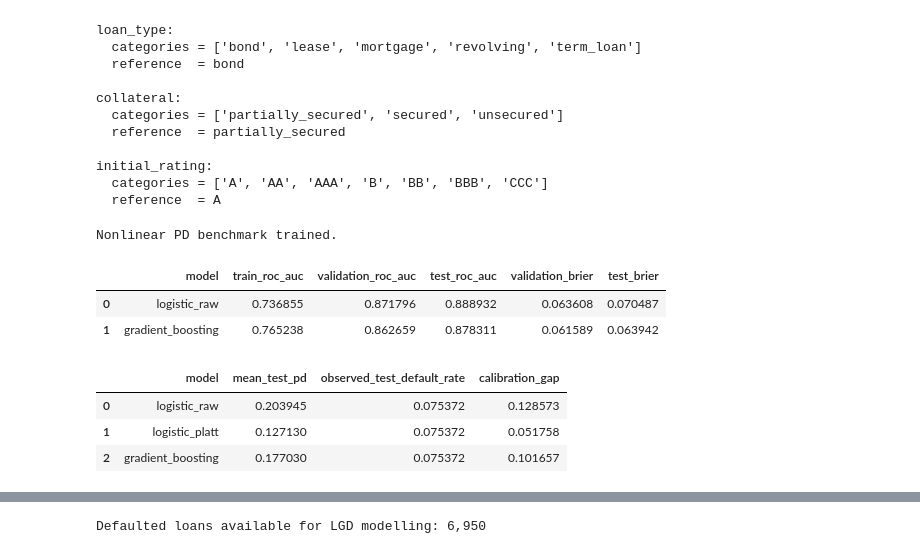
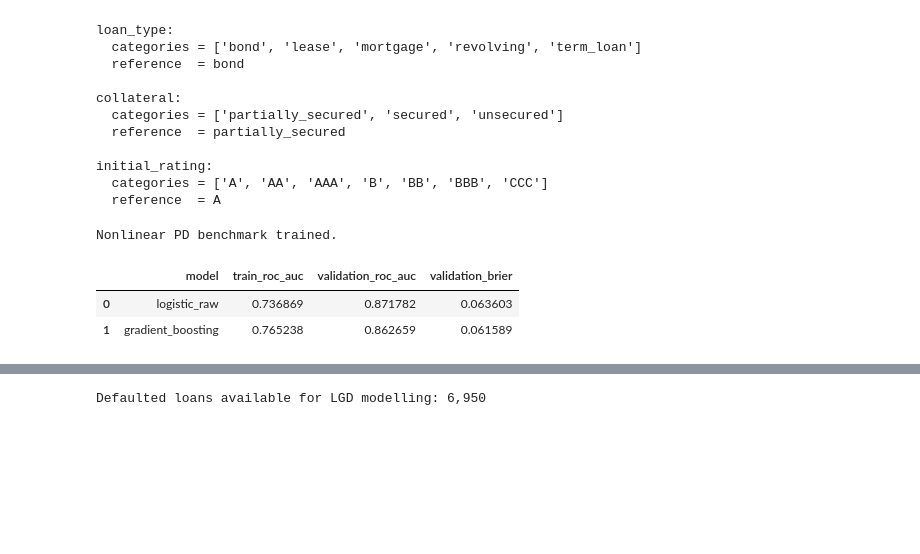
Before and after one commit to Ashwannii-20/BankSense-2.0, a Jupyter notebook: notebooks/03_leakage_analysis.ipynb, the cells around one changed output, grey strips where cells are left out. Drawn from its saved outputs; the diff is of its cells as text; code cells hidden in the pictures; blank space fills up the shorter version.

```diff
--- a/notebooks/03_leakage_analysis.ipynb
+++ b/notebooks/03_leakage_analysis.ipynb
@@ -1120,7 +1120,7 @@ print("Preprocessing pipeline created.")
 # %% [output]
 Preprocessing pipeline created.
 # %%
-preprocessor.fit(X)
+preprocessor.fit(X_train)
 # %% [output]
 ColumnTransformer(transformers=[('numeric',
                                  Pipeline(steps=[('imputer',
@@ -2107,77 +1881,30 @@ gb_test_pd = gb_model.predict_proba(
 )[:, 1]
 # %%
 # ---------------------------------------------------------------------------
-# Compare discrimination and calibration
+# Candidate-model comparison on development data only
 # ---------------------------------------------------------------------------
 
 model_comparison = pd.DataFrame(
     {
-        "model": [
-            "logistic_raw",
-            "gradient_boosting",
-        ],
+        "model": ["logistic_raw", "gradient_boosting"],
         "train_roc_auc": [
             roc_auc_score(y_train, train_pd),
             roc_auc_score(y_train, gb_train_pd),
         ],
         "validation_roc_auc": [
             roc_auc_score(y_validation, validation_pd),
             roc_auc_score(y_validation, gb_validation_pd),
         ],
-        "test_roc_auc": [
-            roc_auc_score(y_test, test_pd),
-            roc_auc_score(y_test, gb_test_pd),
-        ],
         "validation_brier": [
             brier_score_loss(y_validation, validation_pd),
             brier_score_loss(y_validation, gb_validation_pd),
-        ],
-        "test_brier": [
-            brier_score_loss(y_test, test_pd),
-            brier_score_loss(y_test, gb_test_pd),
         ],
     }
 )
 
 display(model_comparison)
 # %% [output]
-|  | model | train_roc_auc | validation_roc_auc | test_roc_auc | validation_brier | test_brier |
-| 0 | logistic_raw | 0.736855 | 0.871796 | 0.888932 | 0.063608 | 0.070487 |
-| 1 | gradient_boosting | 0.765238 | 0.862659 | 0.878311 | 0.061589 | 0.063942 |
+|  | model | train_roc_auc | validation_roc_auc | validation_brier |
+| 0 | logistic_raw | 0.736869 | 0.871782 | 0.063603 |
+| 1 | gradient_boosting | 0.765238 | 0.862659 | 0.061589 |
-# %%
-# ---------------------------------------------------------------------------
-# Compare out-of-time PD levels
-# ---------------------------------------------------------------------------
-
-pd_level_comparison = pd.DataFrame(
-    {
-        "model": [
-            "logistic_raw",
-            "logistic_platt",
-            "gradient_boosting",
-        ],
-        "mean_test_pd": [
-            test_pd.mean(),
-            test_pd_platt.mean(),
-            gb_test_pd.mean(),
-        ],
-        "observed_test_default_rate": [
-            y_test.mean(),
-            y_test.mean(),
-            y_test.mean(),
-        ],
-    }
-)
-
-pd_level_comparison["calibration_gap"] = (
-    pd_level_comparison["mean_test_pd"]
-    - pd_level_comparison["observed_test_default_rate"]
-)
-
-display(pd_level_comparison)
-# %% [output]
-|  | model | mean_test_pd | observed_test_default_rate | calibration_gap |
-| 0 | logistic_raw | 0.203945 | 0.075372 | 0.128573 |
-| 1 | logistic_platt | 0.127130 | 0.075372 | 0.051758 |
-| 2 | gradient_boosting | 0.177030 | 0.075372 | 0.101657 |
 # %% [markdown]
```
Also changed, not shown: parts of 58 cells of this notebook, 18 other files.
